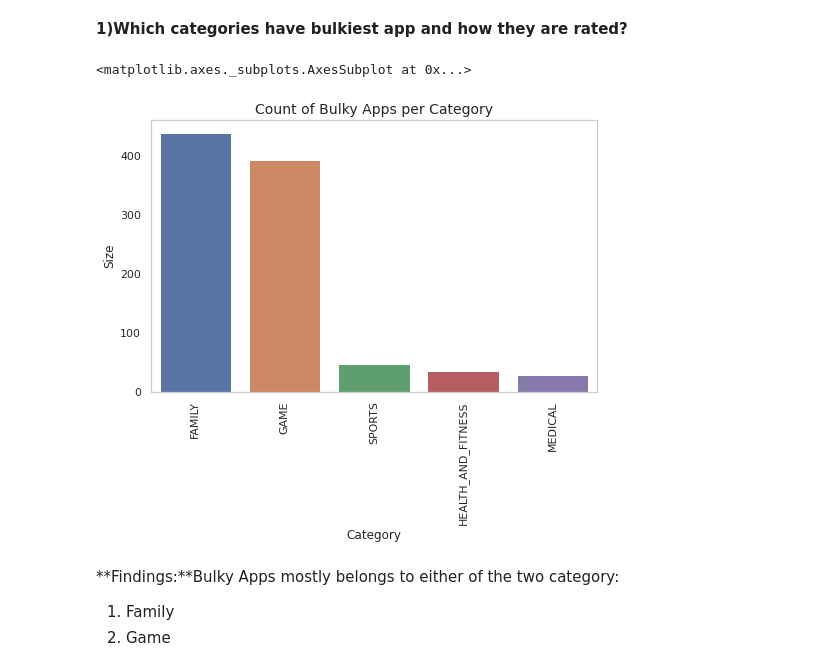
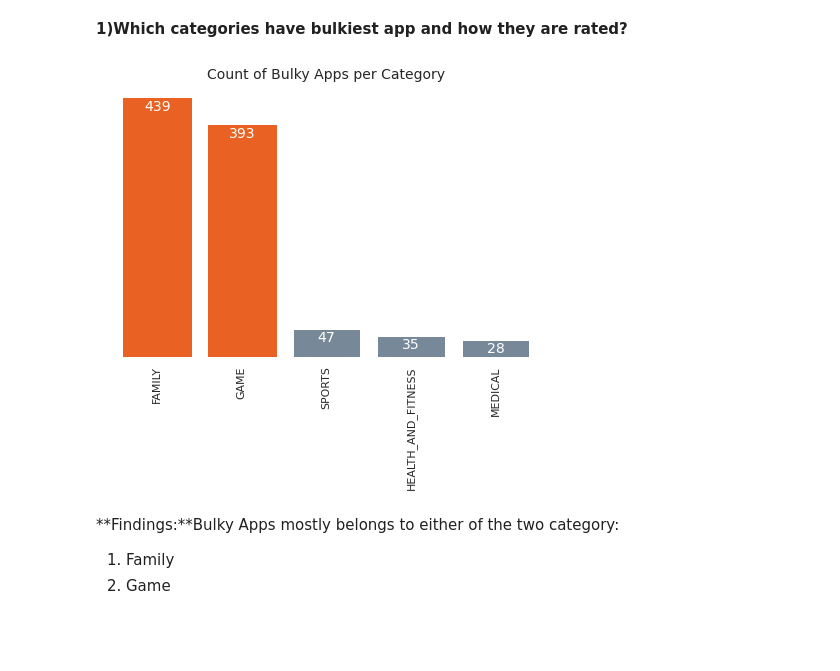
Before and after one commit to sudeep-009/GooglePlayStoreApp-analysis, a Jupyter notebook: Copy_of_Play_Store_App_Review_Analysis_Capstone_Project.ipynb, the cells around one changed output. Saved outputs shown, nothing was run; the diff lists cells and outputs as text; code cells hidden in the pictures; blank space fills up the shorter version.

```diff
--- a/Copy_of_Play_Store_App_Review_Analysis_Capstone_Project.ipynb
+++ b/Copy_of_Play_Store_App_Review_Analysis_Capstone_Project.ipynb
@@ -493,17 +517,25 @@ sns.regplot(x=app_df['Rating'],y=Installs)
 # %%
 # First we need to trim our dataset for apps having size > 40 MB
 bulky_app_df = app_df[app_df['Size']>40]
 bulky_app_categories_df = bulky_app_df.groupby('Category').agg({'Size':'count'}).reset_index().sort_values('Size',ascending=False).head()
 plt.figure(figsize=(8,5))
 ax = plt.axes()
 ax.set_facecolor('white')
 plt.xticks(rotation="90")
 plt.grid(False)
 plt.title('Count of Bulky Apps per Category',size = 14)
-sns.barplot(x=bulky_app_categories_df['Category'],y=bulky_app_categories_df['Size'])
+ax = plt.gca()
+ax.axes.yaxis.set_ticklabels([])
+for spine in plt.gca().spines.values():
+  spine.set_visible(False)
+bars = plt.bar(x=bulky_app_categories_df['Category'],height=bulky_app_categories_df['Size'],color='lightslategrey')
+bars[0].set_color('#E96223')
+bars[1].set_color('#E96223')
+for bar in bars:
+    plt.gca().text(bar.get_x() + bar.get_width()/2, bar.get_height() - 22, str(int(bar.get_height())),
+                 ha='center', color='w', fontsize=14)
 # %% [output]
-<matplotlib.axes._subplots.AxesSubplot at 0x...>
-[figure, old version]
+[figure, new version]
 # %% [markdown]
 **Findings:**Bulky Apps mostly belongs to either of the two category:
 
```
Also changed, not shown: parts of 33 cells of this notebook.
